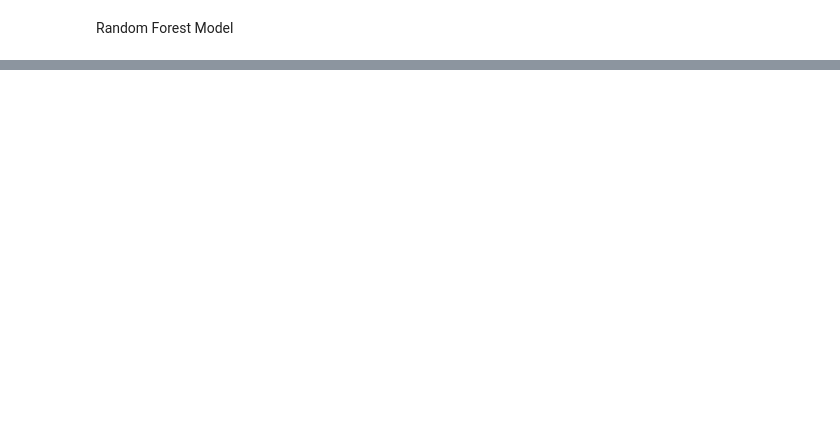
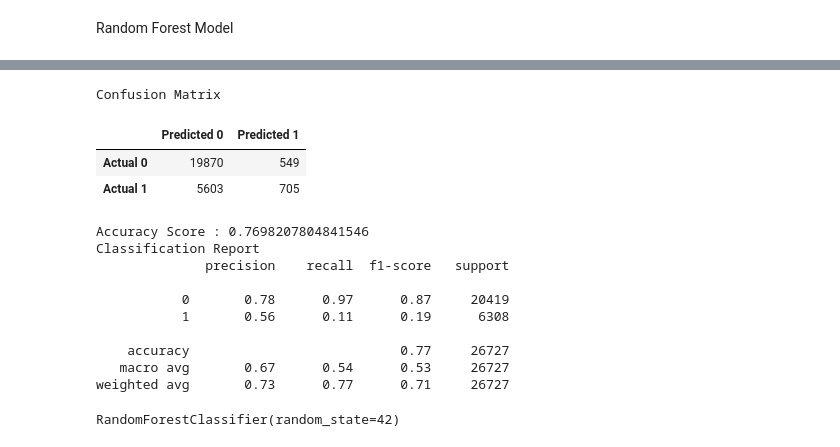
Before and after one commit to EmilieScanlon/Music2.0, a Jupyter notebook: Music_Info.ipynb, the cells around one changed output, grey strips where cells are left out. Drawn from its saved outputs; the diff is of its cells as text; code cells hidden in the pictures; blank space fills up the shorter version.

```diff
--- a/Music_Info.ipynb
+++ b/Music_Info.ipynb
@@ -185,0 +276,42 @@ Accuracy: 0.7623363544813696
+# %%
+#make predictions
+predictions_2 = classifier_2.predict(X_test)
+# %%
+#MODEL EVALUATION
+# Calculating the confusion matrix
+cm_2 = confusion_matrix(y_test, predictions_2)
+cm_df_2 = pd.DataFrame(
+    cm_2, index=["Actual 0", "Actual 1"], columns=["Predicted 0", "Predicted 1"]
+)
+
+# Calculating the accuracy score
+acc_score_2 = accuracy_score(y_test, predictions_2)
+
+# Displaying results
+print("Confusion Matrix")
+display(cm_df_2)
+print(f"Accuracy Score : {acc_score_2}")
+print("Classification Report")
+print(classification_report(y_test, predictions_2))
+# %% [output]
+Confusion Matrix
+|  | Predicted 0 | Predicted 1 |
+| Actual 0 | 19870 | 549 |
+| Actual 1 | 5603 | 705 |
+Accuracy Score : 0.7698207804841546
+Classification Report
+              precision    recall  f1-score   support
+
+           0       0.78      0.97      0.87     20419
+           1       0.56      0.11      0.19      6308
+
+    accuracy                           0.77     26727
+   macro avg       0.67      0.54      0.53     26727
+weighted avg       0.73      0.77      0.71     26727
+# %%
+#Create a RANDOM FORREST MODEL
+from sklearn.ensemble import RandomForestClassifier
+rf_model = RandomForestClassifier(n_estimators=100, random_state=42)
+rf_model
+# %% [output]
+RandomForestClassifier(random_state=42)
```
Also changed, not shown: parts of 22 cells of this notebook, 1 other file.
